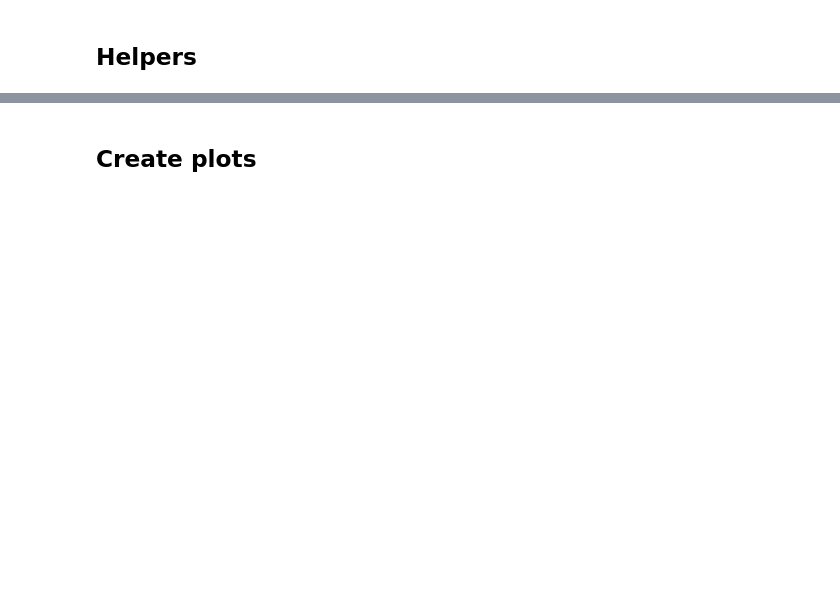
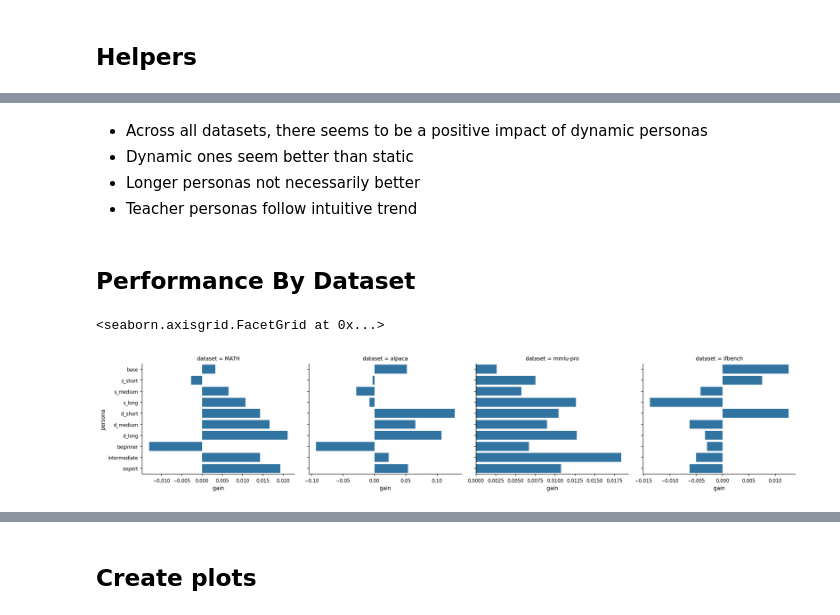
Before and after one commit to nicomu99/master-thesis, a Jupyter notebook: dataset_overview.ipynb, the cells around one changed output, grey strips where cells are left out. Cells and saved outputs as stored; diff of their text form; code cells hidden in the pictures; blank space fills up the shorter version.

```diff
--- a/dataset_overview.ipynb
+++ b/dataset_overview.ipynb
@@ -39,0 +126,30 @@ length_dynamic_cols = [
+# %% [markdown]
+- Across all datasets, there seems to be a positive impact of dynamic personas
+- Dynamic ones seem better than static
+- Longer personas not necessarily better
+- Teacher personas follow intuitive trend
+# %% [markdown]
+## Performance By Dataset
+# %%
+dataset_df = df.copy()
+dataset_df = dataset_df.groupby(["dataset", "persona"], as_index=False)["score"].mean()
+
+parts = []
+for dataset_name, group_df in dataset_df.groupby("dataset", sort=False):
+    ref = group_df.loc[group_df["persona"] == "no", "score"]
+
+    ref_score = ref.iloc[0]
+    group_df["reference_score"] = ref_score
+    group_df["gain"] = group_df["score"] - ref_score
+    parts.append(group_df)
+
+dataset_df = pd.concat(parts, ignore_index=True)
+dataset_df = dataset_df.sort_values("persona", key=lambda s: s.map(_order_map))
+dataset_df = dataset_df[dataset_df["persona"] != "no"]
+# %%
+plot_kwargs = {"height": 3.5, "aspect": 1.2, "width": 0.8}
+sns.catplot(dataset_df, col="dataset", y="persona", kind="bar", x="gain", orient="h", sharex=False,
+            **plot_kwargs)
+# %% [output]
+<seaborn.axisgrid.FacetGrid at 0x...>
+[figure, added]
```
Also changed, not shown: parts of 119 cells of this notebook.
